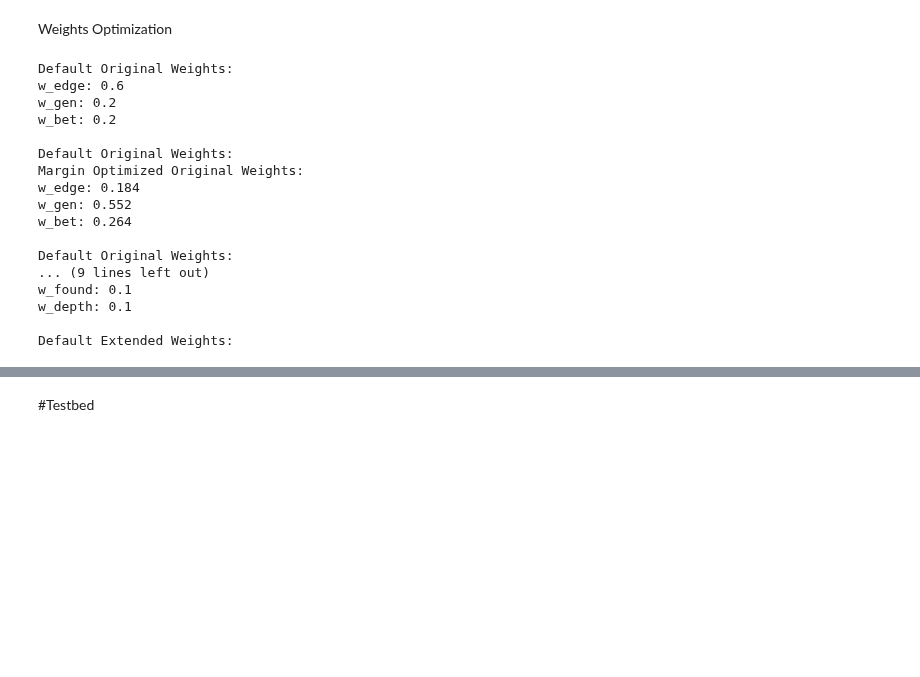
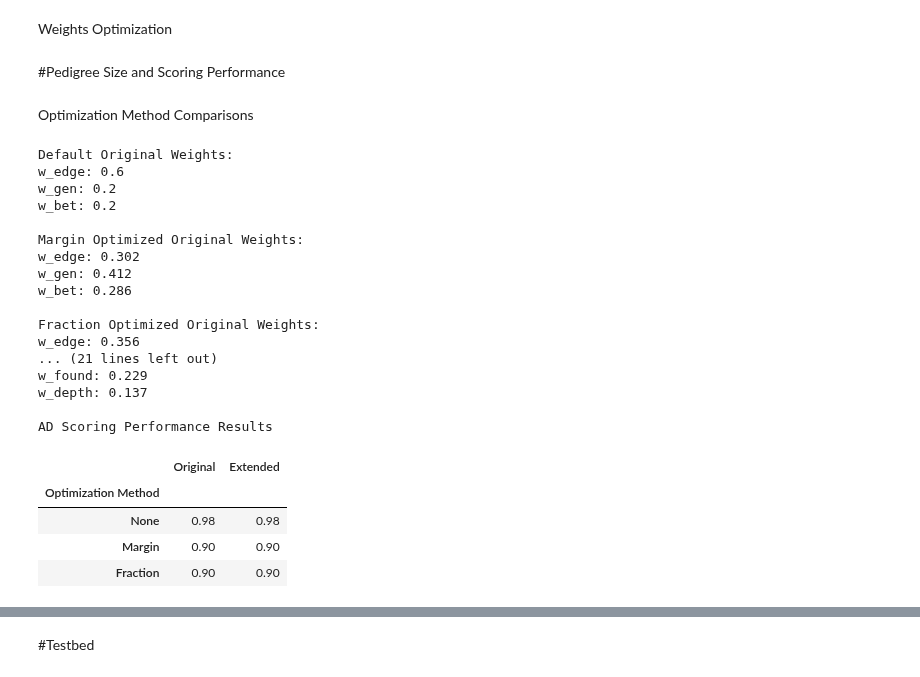
Before and after one commit to taylorngt/PedNet, a Jupyter notebook: SegregationScoring.ipynb, the cells around one changed output, grey strips where cells are left out. Cells and saved outputs as stored; diff of their text form; code cells hidden in the pictures; blank space fills up the shorter version.

```diff
--- a/SegregationScoring.ipynb
+++ b/SegregationScoring.ipynb
@@ -1448,6 +1462,10 @@ def segregation_scoring_wrapper(Multi_Ped_Dict: dict,
 
 
     return Multi_Ped_Dict, weights, Scoring_Method_Accuracy
+# %% [markdown]
+#Pedigree Size and Scoring Performance
+# %% [markdown]
+Optimization Method Comparisons
 # %%
 def segregation_scoring_performance_test(Generation_Count,
                                          Pedigree_Count,
@@ -1489,28 +1507,33 @@ def segregation_scoring_performance_test(Generation_Count,
     #return scoring_performance_results_df
 # %%
 segregation_scoring_performance_test(Generation_Count= 3,
-                                     Pedigree_Count= 10,
+                                     Pedigree_Count= 50,
                                      Variant_Count= 10,
                                      Mode= 'AD',
                                      Max_Children= 3,
                                      Verbose= True)
 # %% [output]
 Default Original Weights:
 w_edge: 0.6
 w_gen: 0.2
 w_bet: 0.2
 
-Default Original Weights:
 Margin Optimized Original Weights:
-w_edge: 0.184
-w_gen: 0.552
-w_bet: 0.264
+w_edge: 0.302
+w_gen: 0.412
+w_bet: 0.286
 
-Default Original Weights:
-... (9 lines left out)
-w_found: 0.1
-w_depth: 0.1
+Fraction Optimized Original Weights:
+w_edge: 0.356
+... (21 lines left out)
+w_found: 0.229
+w_depth: 0.137
 
-Default Extended Weights:
+AD Scoring Performance Results
+|  | Original | Extended |
+| Optimization Method |  |  |
+| None | 0.98 | 0.98 |
+| Margin | 0.90 | 0.90 |
+| Fraction | 0.90 | 0.90 |
 # %%
 segregation_scoring_performance_test(Generation_Count= 3,
```
Also changed, not shown: parts of 22 cells of this notebook.
